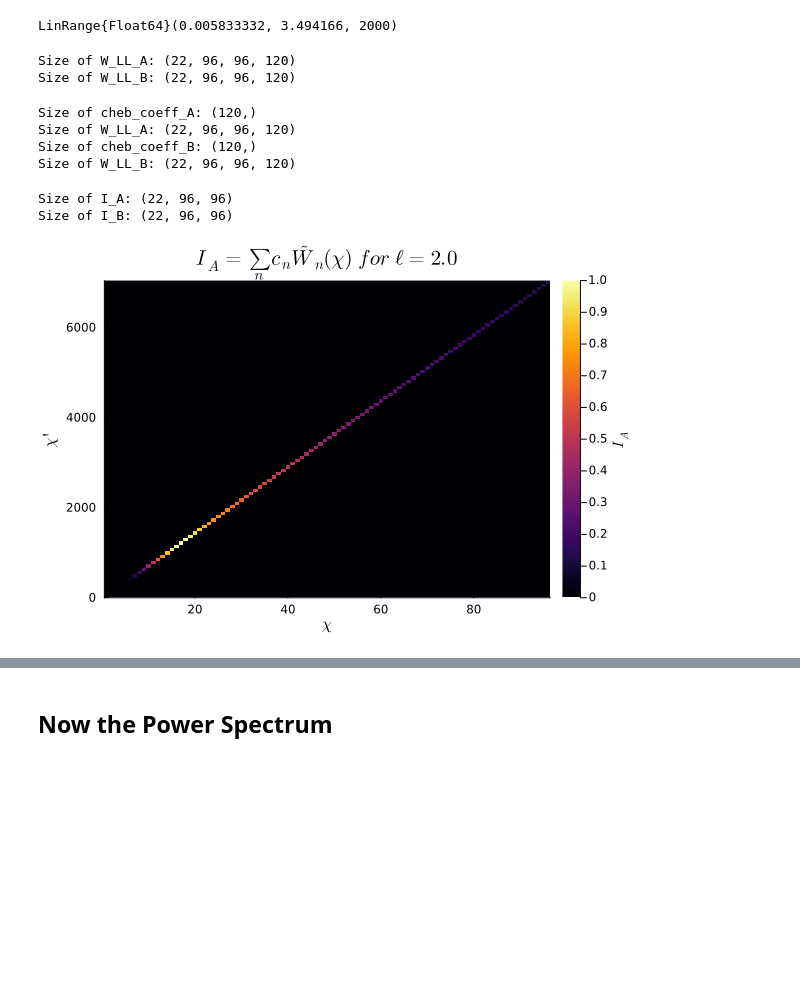
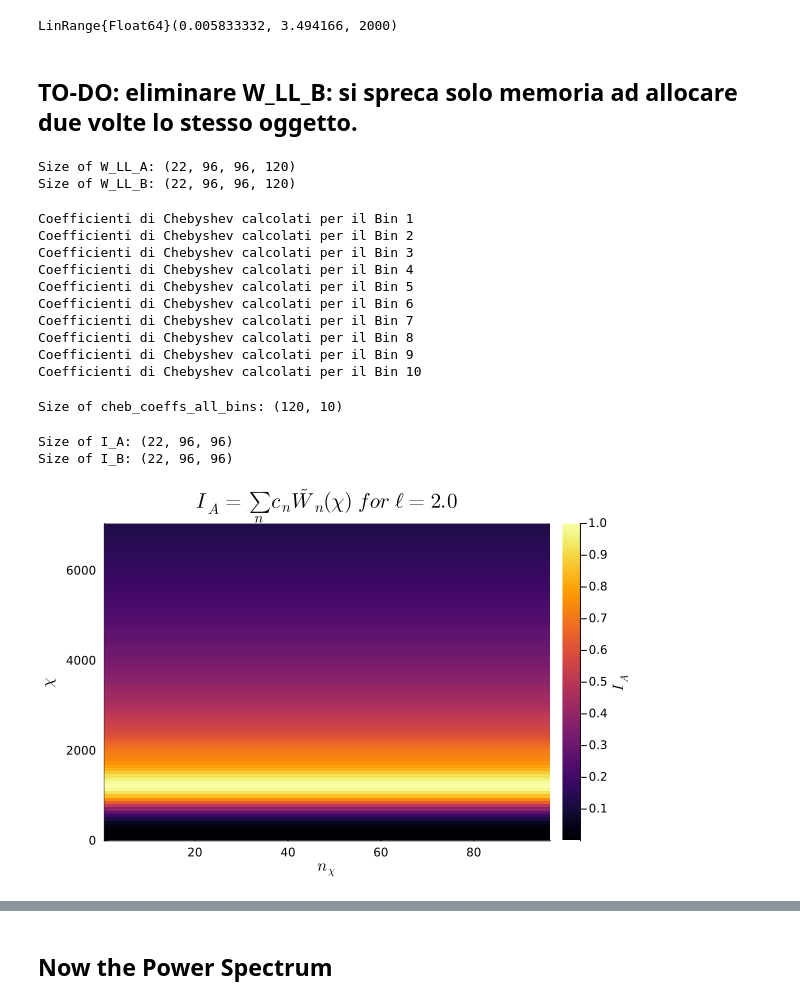
Before and after one commit to anvi-git/3D_Angular_Power_Spectrum, a Jupyter notebook: notebooks/new_beyond_BLAST.ipynb, the cells around one changed output, grey strips where cells are left out. Saved outputs shown, nothing was run; the diff lists cells and outputs as text; code cells hidden in the pictures; blank space fills up the shorter version.

```diff
--- a/notebooks/new_beyond_BLAST.ipynb
+++ b/notebooks/new_beyond_BLAST.ipynb
@@ -325,6 +325,8 @@ N = 2^(15)+1;                                         # number of integration po
 println(z_array)
 # %% [output]
 LinRange{Float64}(0.005833332, 3.494166, 2000)
+# %% [markdown]
+## TO-DO: eliminare W_LL_B: si spreca solo memoria ad allocare due volte lo stesso oggetto.
 # %%
 # W_LL_A = zeros(length(ℓ), length(chi), length(chi), n_cheb + 1)
 # W_LL_B = zeros(length(ℓ), length(chi), length(chi), n_cheb + 1)
@@ -353,17 +355,36 @@ Size of W_LL_B: (22, 96, 96, 120)
 chi_interp = chi_of_z
 b_func = DataInterpolations.AkimaInterpolation(b_z_array, z_range, extrapolation=ExtrapolationType.Linear)
 D_func = DataInterpolations.AkimaInterpolation(growth_array, z_range, extrapolation=ExtrapolationType.Linear)
-H_func = DataInterpolations.AkimaInterpolation(inv_Hz_array, z_range, extrapolation=ExtrapolationType.Linear)
-n_func = DataInterpolations.AkimaInterpolation(nz[:, 1], z_range, extrapolation=ExtrapolationType.Linear)
-cheb_coeff_A = zeros(n_cheb+1)
-cheb_coeff_A = Blast.compute_W̃_chebcoeffs(
-    chi_interp,
-    n_func,
-    b_func,
-    D_func,
-    H_func,
-    zmin,
-    zmax;
-    n_cheb=n_cheb,
-    N=N
-);
+#invH_func = DataInterpolations.AkimaInterpolation(inv_Hz_array, z_range, extrapolation=ExtrapolationType.Linear)
+
+n_funcs = Vector{Any}(undef, n_bins)
+for b in 1:n_bins
+    n_funcs[b] = DataInterpolations.AkimaInterpolation(nz[:, b], z_range, extrapolation=ExtrapolationType.Linear)
+end
+
+cheb_coeffs_all_bins = zeros(n_cheb + 1, n_bins)
+for i in 1:n_bins
+    cheb_coeffs_all_bins[:, i] = Blast.compute_W̃_chebcoeffs(
+        chi_interp,
+        n_funcs[i],
+        b_func,
+        D_func,
+        #invH_func,
+        zmin,
+        zmax;
+        n_cheb=n_cheb,
+        N=N
+    )
+    println("Chebyshev coefficients for bin ", i)
+end
+# %% [output]
+Coefficienti di Chebyshev calcolati per il Bin 1
+Coefficienti di Chebyshev calcolati per il Bin 2
+Coefficienti di Chebyshev calcolati per il Bin 3
+Coefficienti di Chebyshev calcolati per il Bin 4
+Coefficienti di Chebyshev calcolati per il Bin 5
+Coefficienti di Chebyshev calcolati per il Bin 6
+Coefficienti di Chebyshev calcolati per il Bin 7
+Coefficienti di Chebyshev calcolati per il Bin 8
+Coefficienti di Chebyshev calcolati per il Bin 9
+Coefficienti di Chebyshev calcolati per il Bin 10
@@ -382,13 +391,7 @@ cheb_coeff_B = Blast.compute_W̃_chebcoeffs(
 # %%
-println("Size of cheb_coeff_A: ", size(cheb_coeff_A))
-println("Size of W_LL_A: ", size(W_LL_A))
-println("Size of cheb_coeff_B: ", size(cheb_coeff_B))
-println("Size of W_LL_B: ", size(W_LL_B))
+println("Size of cheb_coeffs_all_bins: ", size(cheb_coeffs_all_bins))
 # %% [output]
-Size of cheb_coeff_A: (120,)
-Size of W_LL_A: (22, 96, 96, 120)
-Size of cheb_coeff_B: (120,)
-Size of W_LL_B: (22, 96, 96, 120)
+Size of cheb_coeffs_all_bins: (120, 10)
 # %%
 # W_LL_A ha dimensioni [nℓ, n_chi, n_chi, n_cheb+1]
 # cheb_coeff_A è [n_cheb+1]  (indipendente da ℓ, k, k1 !)
@@ -403,14 +408,14 @@ Size of I_B: (22, 96, 96)
 # %%
 #i want a heatmap of I_A for a fixed ℓ value, as a function of chi and chi'. i can use the Plots package to do this.
 nl_index = 1 # index for the ℓ value to plot
 heatmap(
     1:n_chi, chi, I_A[nl_index, :, :]/maximum(I_A[nl_index, :, :]),
-    xlabel = L"\chi",
-    ylabel = L"\chi'",
+    xlabel = L"n_{\chi}",
+    ylabel = L"\chi",
     title = L"I_A = \sum_n c_n \tilde{W}_n(\chi) \ for \ \ell = 2.0",
     colorbar_title = L"I_A"
 )
 # %% [output]
-[figure, old version]
+[figure, new version]
 # %%
 #i want a heatmap of I_B for a fixed ℓ value, as a function of chi. i can use the Plots package to do this.
```
Also changed, not shown: parts of 19 cells of this notebook, 2 other files.
